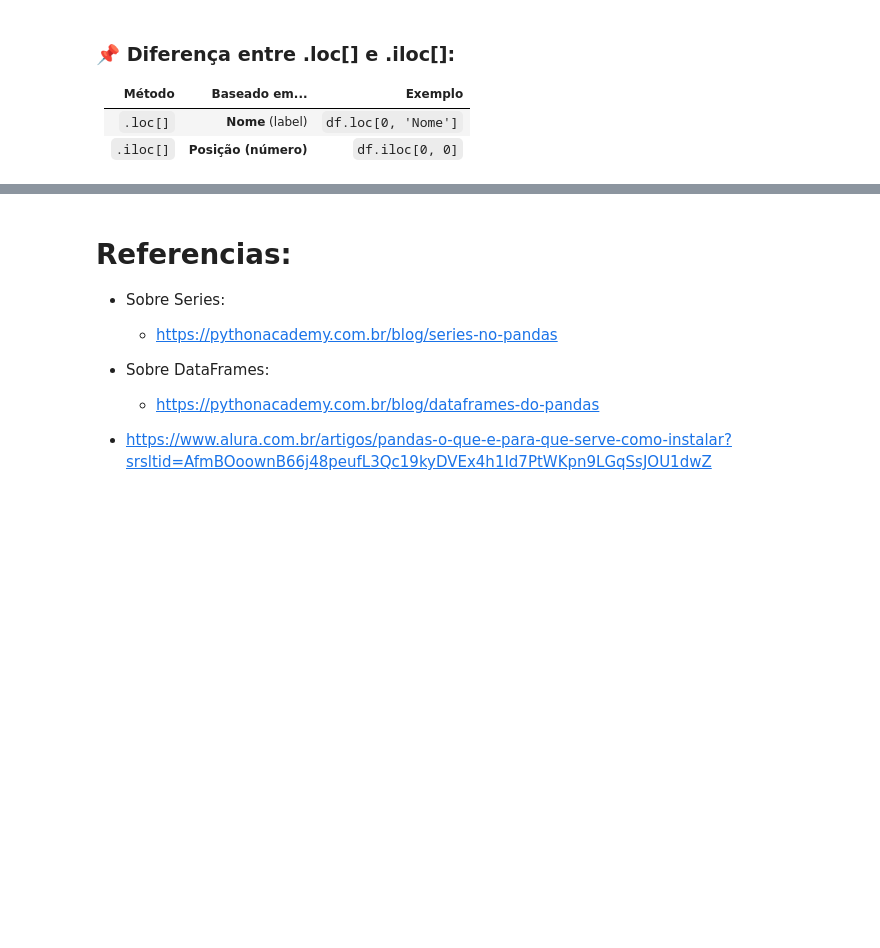
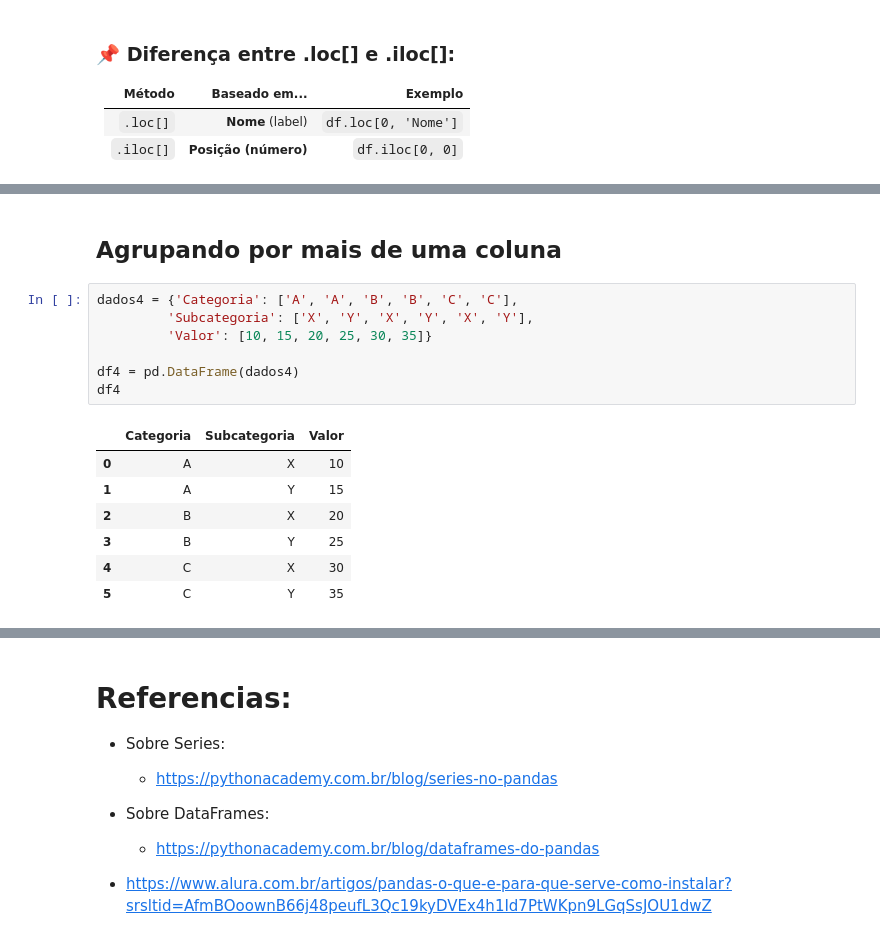
Before and after one commit to joao-victor-73/python.estudos, a Jupyter notebook: Estudos/Analise de Dados/Conceitos básicos pandas.ipynb, the cells around one changed output, grey strips where cells are left out. Drawn from its saved outputs; the diff is of its cells as text; blank space fills up the shorter version.

```diff
--- a/Estudos/Analise de Dados/Conceitos básicos pandas.ipynb
+++ b/Estudos/Analise de Dados/Conceitos básicos pandas.ipynb
@@ -395,0 +784,17 @@ df.iloc[0:2, 0:2]    # Linhas 0 e 1, Colunas 0 e 1
+# %% [markdown]
+## Agrupando por mais de uma coluna
+# %%
+dados4 = {'Categoria': ['A', 'A', 'B', 'B', 'C', 'C'],
+         'Subcategoria': ['X', 'Y', 'X', 'Y', 'X', 'Y'],
+         'Valor': [10, 15, 20, 25, 30, 35]}
+
+df4 = pd.DataFrame(dados4)
+df4
+# %% [output]
+|  | Categoria | Subcategoria | Valor |
+| 0 | A | X | 10 |
+| 1 | A | Y | 15 |
+| 2 | B | X | 20 |
+| 3 | B | Y | 25 |
+| 4 | C | X | 30 |
+| 5 | C | Y | 35 |
```
Also changed, not shown: parts of 149 cells of this notebook, 11 other files.
